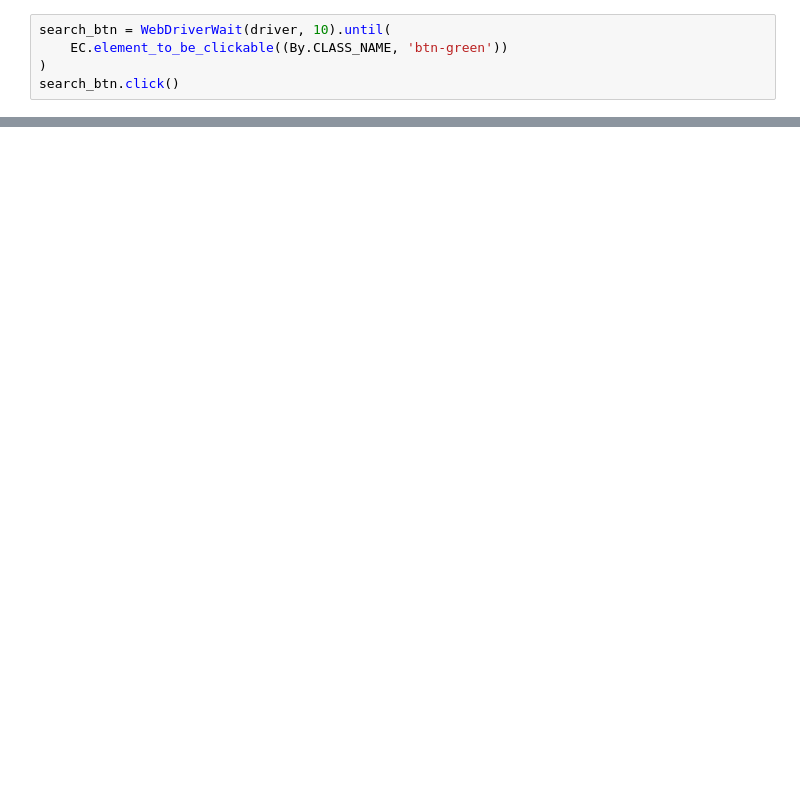
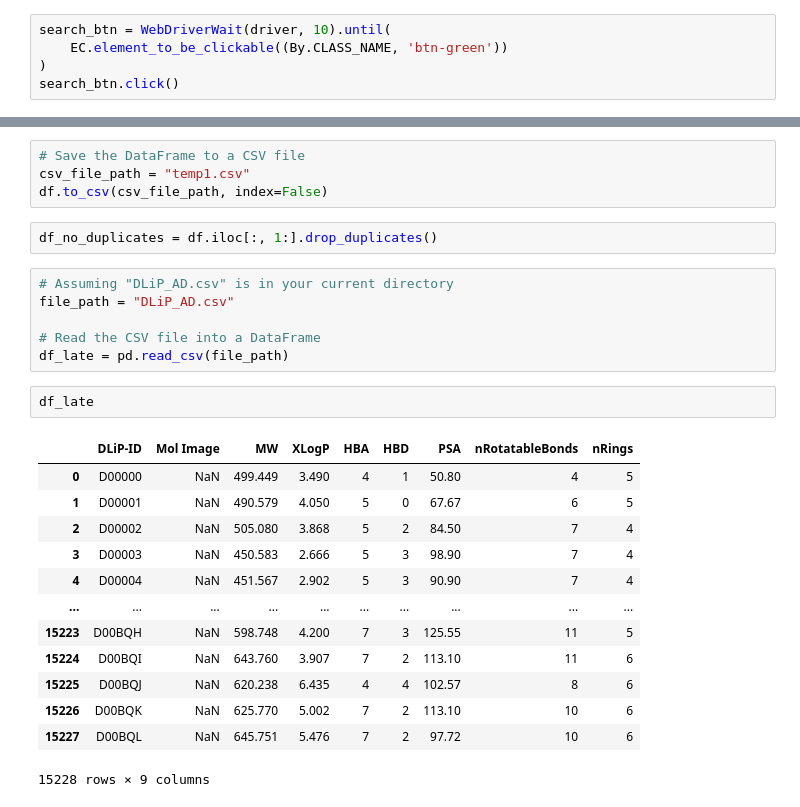
Before and after one commit to Gavision97/DLResearchPPI, a Jupyter notebook: Project 2 Web Scrapping/Extracting Data by Web Scraping.ipynb, the cells around one changed output, grey strips where cells are left out. Drawn from its saved outputs; the diff is of its cells as text; blank space fills up the shorter version.

```diff
--- a/Project 2 Web Scrapping/Extracting Data by Web Scraping.ipynb
+++ b/Project 2 Web Scrapping/Extracting Data by Web Scraping.ipynb
@@ -116,0 +162,28 @@ df.to_csv(csv_file_path, index=False)
+# %%
+# Save the DataFrame to a CSV file
+csv_file_path = "temp1.csv"
+df.to_csv(csv_file_path, index=False)
+# %%
+df_no_duplicates = df.iloc[:, 1:].drop_duplicates()
+# %%
+# Assuming "DLiP_AD.csv" is in your current directory
+file_path = "DLiP_AD.csv"
+
+# Read the CSV file into a DataFrame
+df_late = pd.read_csv(file_path)
+# %%
+df_late
+# %% [output]
+|  | DLiP-ID | Mol Image | MW | XLogP | HBA | HBD | PSA | nRotatableBonds | nRings |
+| 0 | D00000 | NaN | 499.449 | 3.490 | 4 | 1 | 50.80 | 4 | 5 |
+| 1 | D00001 | NaN | 490.579 | 4.050 | 5 | 0 | 67.67 | 6 | 5 |
+| 2 | D00002 | NaN | 505.080 | 3.868 | 5 | 2 | 84.50 | 7 | 4 |
+| 3 | D00003 | NaN | 450.583 | 2.666 | 5 | 3 | 98.90 | 7 | 4 |
+| 4 | D00004 | NaN | 451.567 | 2.902 | 5 | 3 | 90.90 | 7 | 4 |
+| ... | ... | ... | ... | ... | ... | ... | ... | ... | ... |
+| 15223 | D00BQH | NaN | 598.748 | 4.200 | 7 | 3 | 125.55 | 11 | 5 |
+| 15224 | D00BQI | NaN | 643.760 | 3.907 | 7 | 2 | 113.10 | 11 | 6 |
+| 15225 | D00BQJ | NaN | 620.238 | 6.435 | 4 | 4 | 102.57 | 8 | 6 |
+| 15226 | D00BQK | NaN | 625.770 | 5.002 | 7 | 2 | 113.10 | 10 | 6 |
+| 15227 | D00BQL | NaN | 645.751 | 5.476 | 7 | 2 | 97.72 | 10 | 6 |
+15228 rows × 9 columns
```
Also changed, not shown: parts of 13 cells of this notebook.
